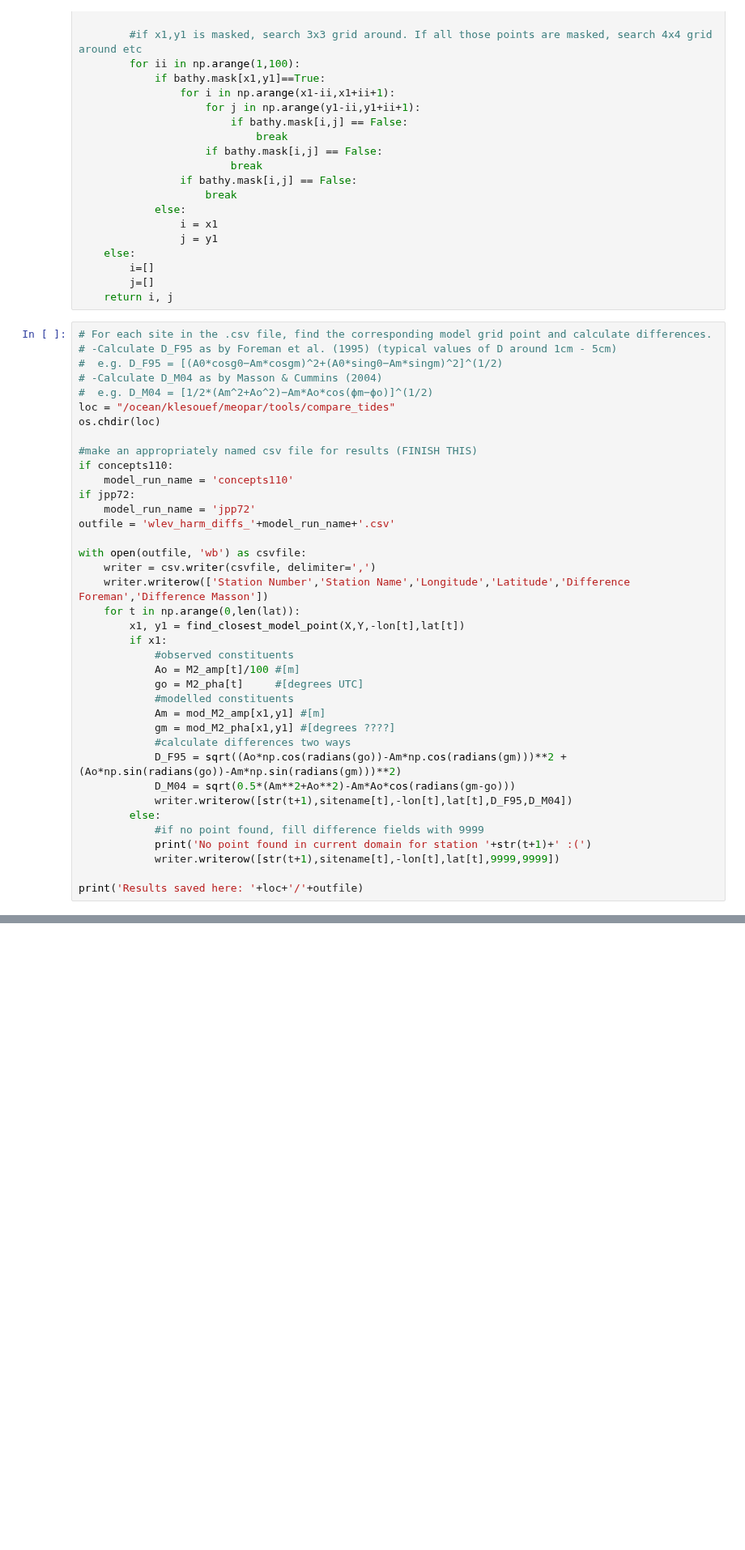
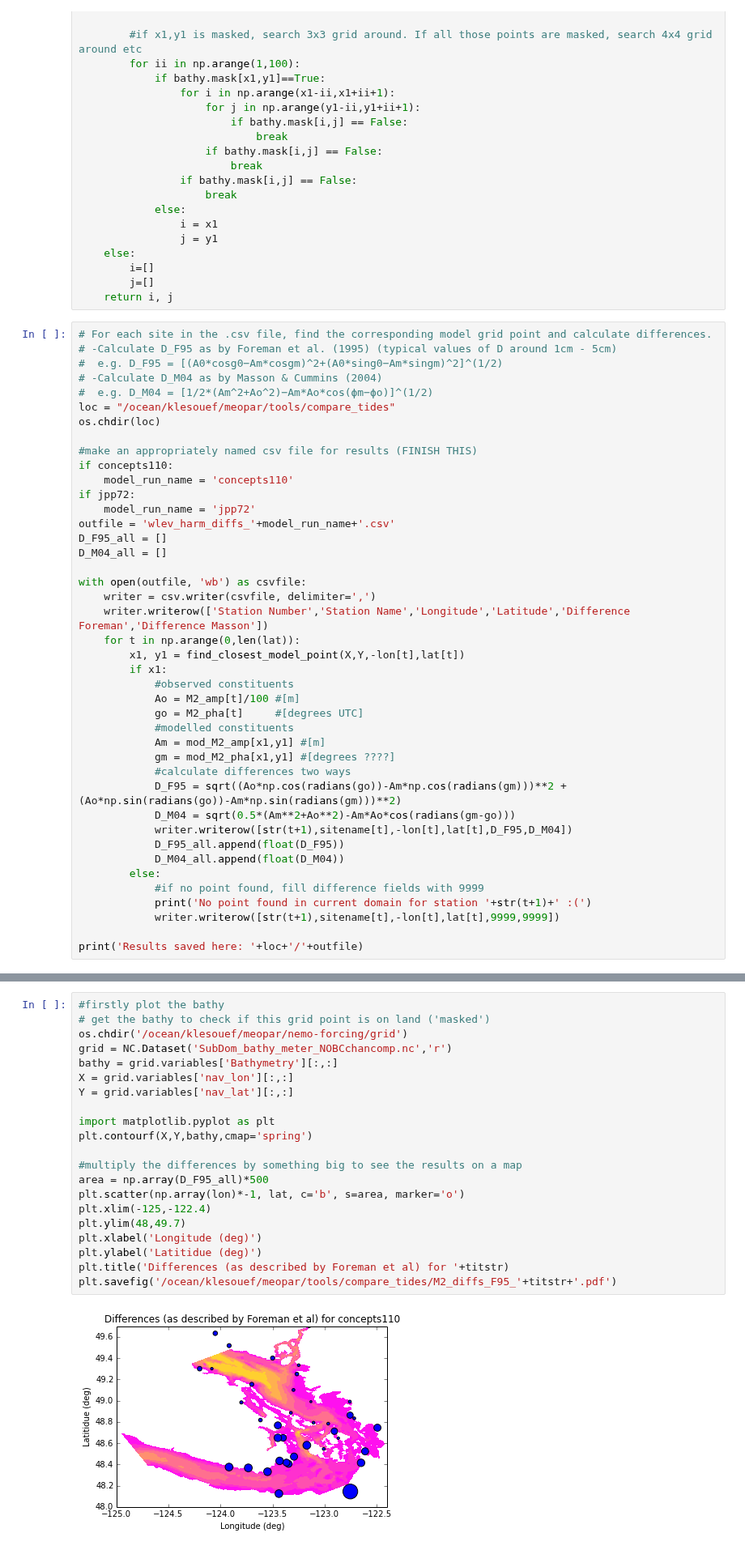
Before and after one commit to SalishSeaCast/tools, a Jupyter notebook: compare_tides/comp_wlev_harm.ipynb, the cells around one changed output, grey strips where cells are left out. Shown at 81% size. Drawn from its saved outputs; the diff is of its cells as text; blank space fills up the shorter version.

Commit message:
Added maps of differences for water level harmonics

```diff
--- a/compare_tides/comp_wlev_harm.ipynb
+++ b/compare_tides/comp_wlev_harm.ipynb
@@ -143,6 +152,8 @@ if concepts110:
 if jpp72:
     model_run_name = 'jpp72'
 outfile = 'wlev_harm_diffs_'+model_run_name+'.csv'
+D_F95_all = []
+D_M04_all = []
 
 with open(outfile, 'wb') as csvfile:
     writer = csv.writer(csvfile, delimiter=',')
@@ -160,6 +171,8 @@ with open(outfile, 'wb') as csvfile:
             D_F95 = sqrt((Ao*np.cos(radians(go))-Am*np.cos(radians(gm)))**2 + (Ao*np.sin(radians(go))-Am*np.sin(radians(gm)))**2)
             D_M04 = sqrt(0.5*(Am**2+Ao**2)-Am*Ao*cos(radians(gm-go)))
             writer.writerow([str(t+1),sitename[t],-lon[t],lat[t],D_F95,D_M04])
+            D_F95_all.append(float(D_F95))
+            D_M04_all.append(float(D_M04))
         else:
             #if no point found, fill difference fields with 9999
             print('No point found in current domain for station '+str(t+1)+' :(')
@@ -205,0 +188,23 @@ SyntaxError: invalid syntax (<ipython-input-83-e2d58686da09>, line 10)
+# %%
+#firstly plot the bathy
+# get the bathy to check if this grid point is on land ('masked')
+os.chdir('/ocean/klesouef/meopar/nemo-forcing/grid')
+grid = NC.Dataset('SubDom_bathy_meter_NOBCchancomp.nc','r')
+bathy = grid.variables['Bathymetry'][:,:]
+X = grid.variables['nav_lon'][:,:]
+Y = grid.variables['nav_lat'][:,:]
+
+import matplotlib.pyplot as plt
+plt.contourf(X,Y,bathy,cmap='spring')
+
+#multiply the differences by something big to see the results on a map
+area = np.array(D_F95_all)*500
+plt.scatter(np.array(lon)*-1, lat, c='b', s=area, marker='o')
+plt.xlim(-125,-122.4)
+plt.ylim(48,49.7)
+plt.xlabel('Longitude (deg)')
+plt.ylabel('Latitidue (deg)')
+plt.title('Differences (as described by Foreman et al) for '+titstr)
+plt.savefig('/ocean/klesouef/meopar/tools/compare_tides/M2_diffs_F95_'+titstr+'.pdf')
+# %% [output]
+[figure, added]
```
Also changed, not shown: parts of 8 cells of this notebook.
